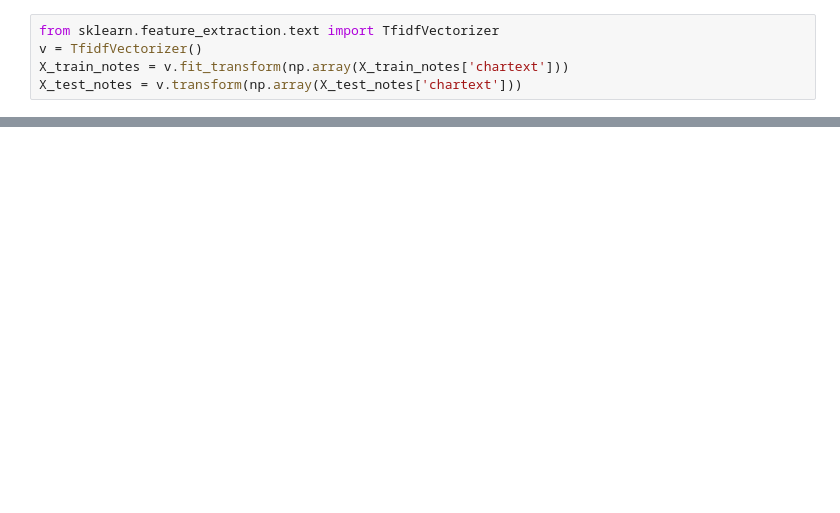
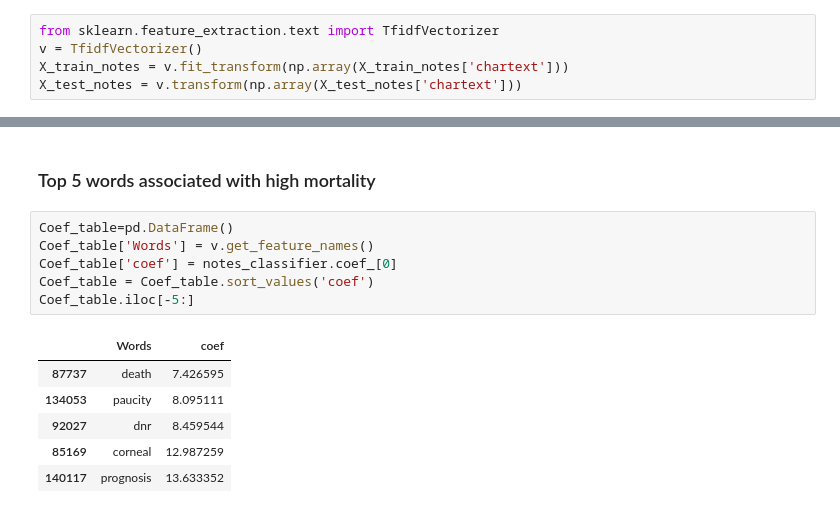
Before and after one commit to mathurp/ML_for_health, a Jupyter notebook: ML_for_health.ipynb, the cells around one changed output, grey strips where cells are left out. Drawn from its saved outputs; the diff is of its cells as text; blank space fills up the shorter version.

```diff
--- a/ML_for_health.ipynb
+++ b/ML_for_health.ipynb
@@ -171,0 +209,15 @@ AUC:  83.984733148
+# %% [markdown]
+### Top 5 words associated with high mortality
+# %%
+Coef_table=pd.DataFrame()
+Coef_table['Words'] = v.get_feature_names()
+Coef_table['coef'] = notes_classifier.coef_[0]
+Coef_table = Coef_table.sort_values('coef')
+Coef_table.iloc[-5:]
+# %% [output]
+|  | Words | coef |
+| 87737 | death | 7.426595 |
+| 134053 | paucity | 8.095111 |
+| 92027 | dnr | 8.459544 |
+| 85169 | corneal | 12.987259 |
+| 140117 | prognosis | 13.633352 |
```
Also changed, not shown: parts of 65 cells of this notebook, 1 other file.
